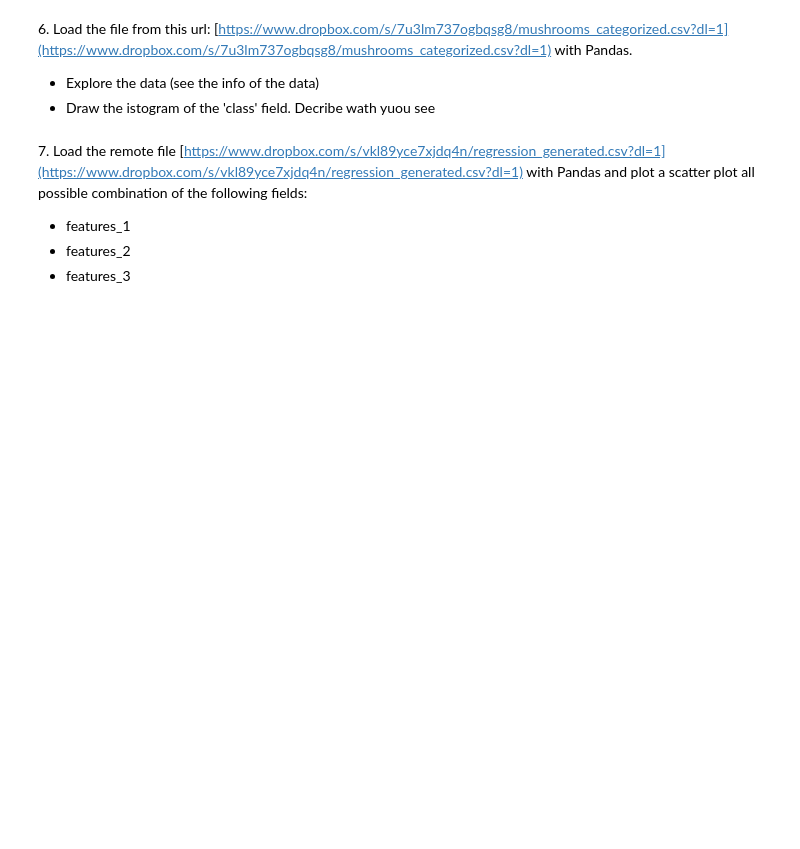
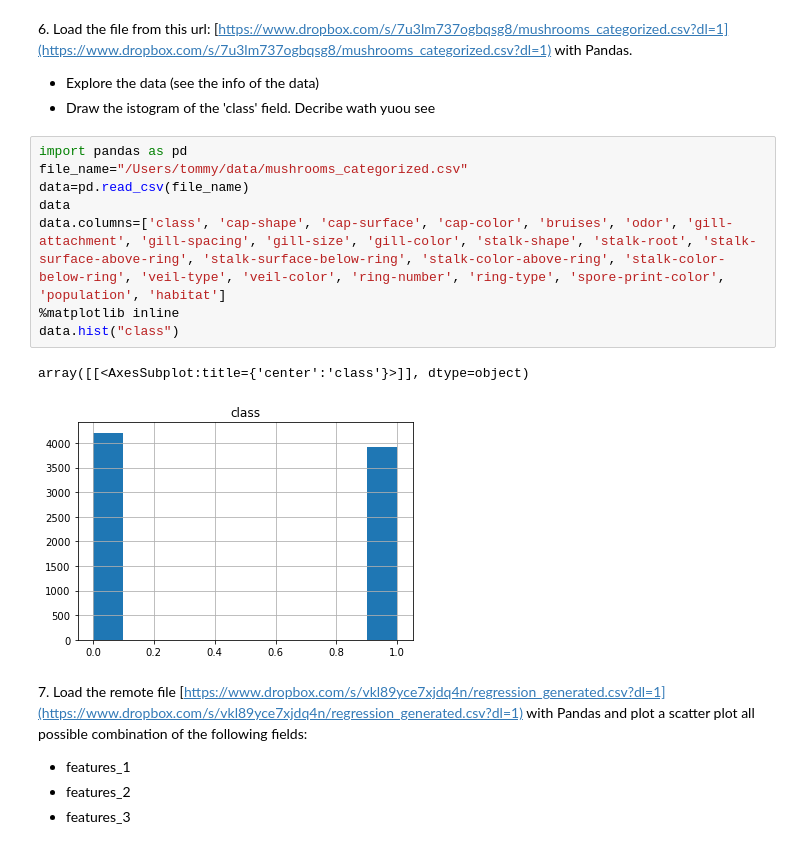
Before and after one commit to tommasoguercio/LaboratoryOfComputationalPhysics_Y5, a Jupyter notebook: 05ex_OSEMN.ipynb, the cells around one changed output. Cells and saved outputs as stored; diff of their text form; blank space fills up the shorter version.

```diff
--- a/05ex_OSEMN.ipynb
+++ b/05ex_OSEMN.ipynb
@@ -22,6 +84,17 @@ Each character is composed by 6 bit (even the space) and the last 4 bit are just
 6\. Load the file from this url: [https://www.dropbox.com/s/7u3lm737ogbqsg8/mushrooms_categorized.csv?dl=1](https://www.dropbox.com/s/7u3lm737ogbqsg8/mushrooms_categorized.csv?dl=1) with Pandas.
 + Explore the data (see the info of the data)
 + Draw the istogram of the 'class' field. Decribe wath yuou see
+# %%
+import pandas as pd
+file_name="/Users/tommy/data/mushrooms_categorized.csv"
+data=pd.read_csv(file_name)
+data
+data.columns=['class', 'cap-shape', 'cap-surface', 'cap-color', 'bruises', 'odor', 'gill-attachment', 'gill-spacing', 'gill-size', 'gill-color', 'stalk-shape', 'stalk-root', 'stalk-surface-above-ring', 'stalk-surface-below-ring', 'stalk-color-above-ring', 'stalk-color-below-ring', 'veil-type', 'veil-color', 'ring-number', 'ring-type', 'spore-print-color', 'population', 'habitat']
+%matplotlib inline
+data.hist("class")
+# %% [output]
+array([[<AxesSubplot:title={'center':'class'}>]], dtype=object)
+[figure, added]
 # %% [markdown]
 7\. Load the remote file [https://www.dropbox.com/s/vkl89yce7xjdq4n/regression_generated.csv?dl=1](https://www.dropbox.com/s/vkl89yce7xjdq4n/regression_generated.csv?dl=1) with Pandas and plot a scatter plot all possible combination of the following fields:
 
```
Also changed, not shown: parts of 7 cells of this notebook.
